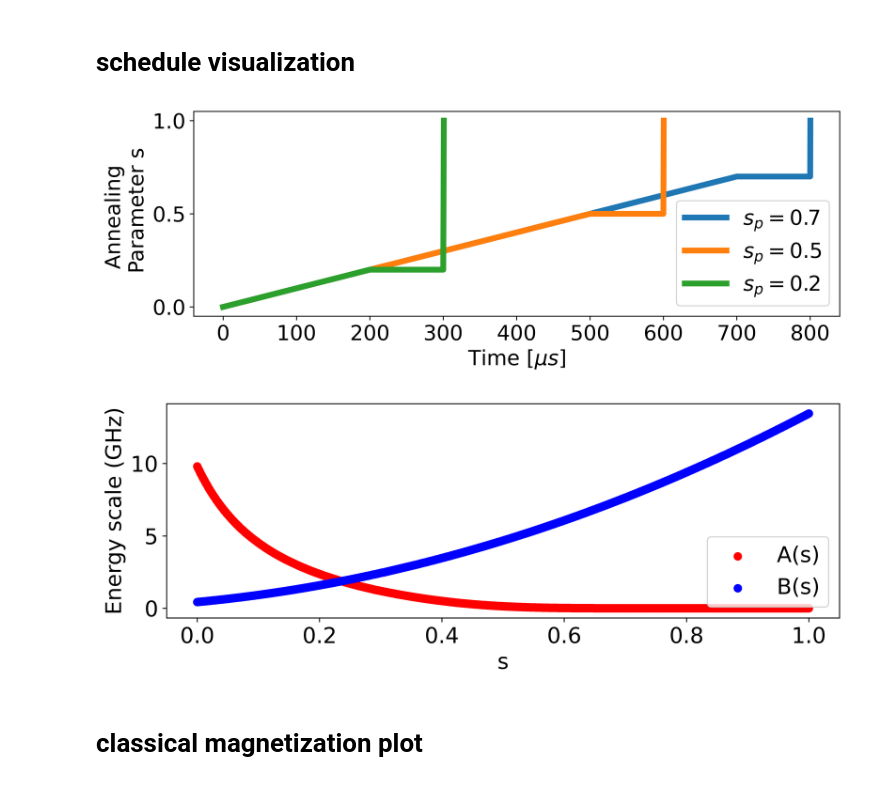
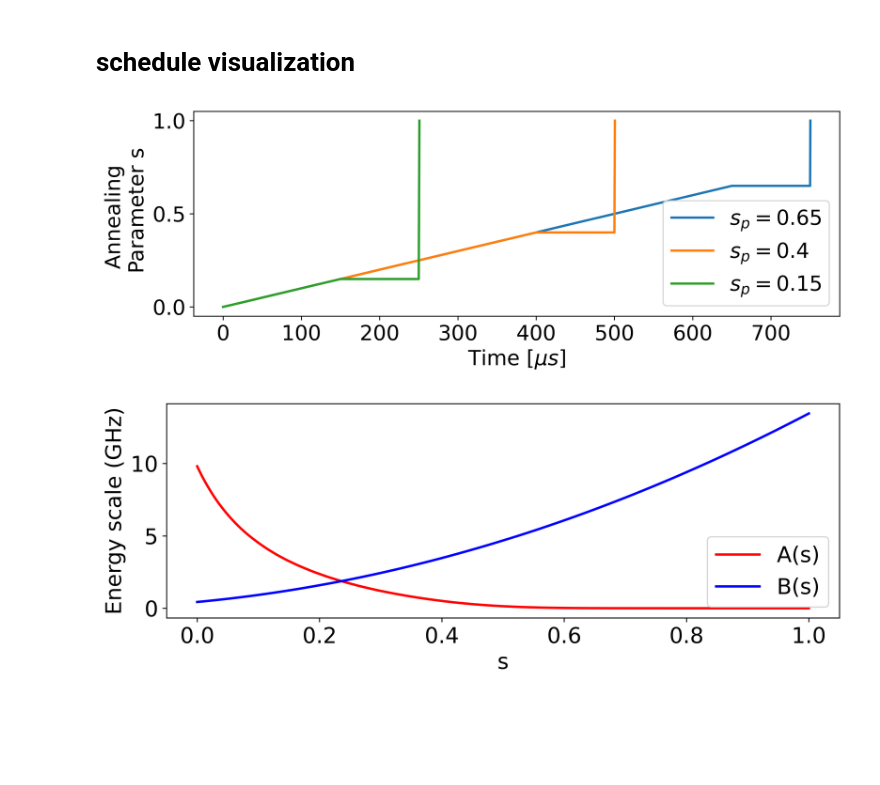
Before and after one commit to vdrouint/d-wave-other, a Jupyter notebook: kagome-tfim/figures_for_paper.ipynb, the cells around one changed output. Cells and saved outputs as stored; diff of their text form; code cells hidden in the pictures; blank space fills up the shorter version.

```diff
--- a/kagome-tfim/figures_for_paper.ipynb
+++ b/kagome-tfim/figures_for_paper.ipynb
@@ -304,34 +304,34 @@ plt.show()
 # %%
 plt.rcParams['figure.dpi'] = 600
 plt.rcParams.update({'font.size':18})
 plt.figure(figsize=(10,3.2))
 ax = plt.gca()
 # ax.set_title("Schedule Comparison")
-for test_sp in [0.7, 0.5, 0.2]:
+for test_sp in [0.65, 0.4, 0.15]:
     # test_sp = 0.9
     basic_schedule = [[0.0, 0.0], [1000*test_sp, test_sp], [100 + 1000*test_sp, test_sp],
                         [100 + 1000*test_sp + (1-test_sp), 1]]
     ax.plot([basic_schedule[i][0] for i in range(len(basic_schedule))],
      [basic_schedule[i][1] for i in range(len(basic_schedule))],
-     label = r'$s_p=$' + str(test_sp), linewidth = 5)
+     label = r'$s_p=$' + str(test_sp), linewidth = 2)
 # ax.plot([zx_schedule[i][0] for i in range(len(zx_schedule))], [zx_schedule[i][1] for i in range(len(zx_schedule))], label = 'global X pulse')
 # ax.plot([h_schedule[i][0] for i in range(len(h_schedule))], [h_schedule[i][1] for i in range(len(h_schedule))], label = 'h gain schedule')
 # plt.legend()
 plt.xlabel(r'Time [$\mu s$]')
 plt.legend(loc = 'lower right')
 plt.ylabel('Annealing \n Parameter s')
 # plt.title(r'Pause at $s_p=$' + str(test_sp))
 plt.show()
 # %% [output]
-[figure, old version]
+[figure, new version]
 # %%
 # plot
 plt.rcParams['figure.dpi'] = 600
 plt.rcParams.update({'font.size':18})
 plt.figure(figsize=(10,3.2))
 
-plt.scatter(first_s, first_A, c = 'red', label='A(s)')
-plt.scatter(first_s, first_B, c = 'blue', label='B(s)')
+plt.plot(first_s, first_A, c = 'red', label='A(s)', linewidth = 2)
+plt.plot(first_s, first_B, c = 'blue', label='B(s)', linewidth =2)
 
 plt.ylabel('Energy scale (GHz)')
 plt.xlabel('s')
@@ -340,6 +340,4 @@ plt.legend()
 
 plt.show()
 # %% [output]
-[figure, old version]
+[figure, new version]
-# %% [markdown]
-# classical magnetization plot
```
Also changed, not shown: parts of 11 cells of this notebook, 6 other files.
